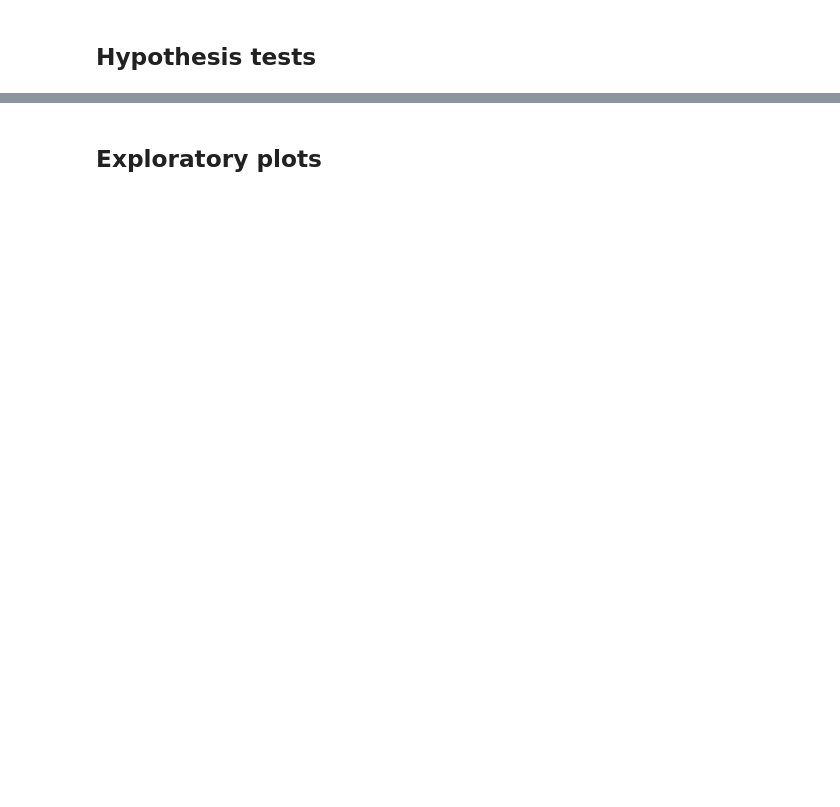
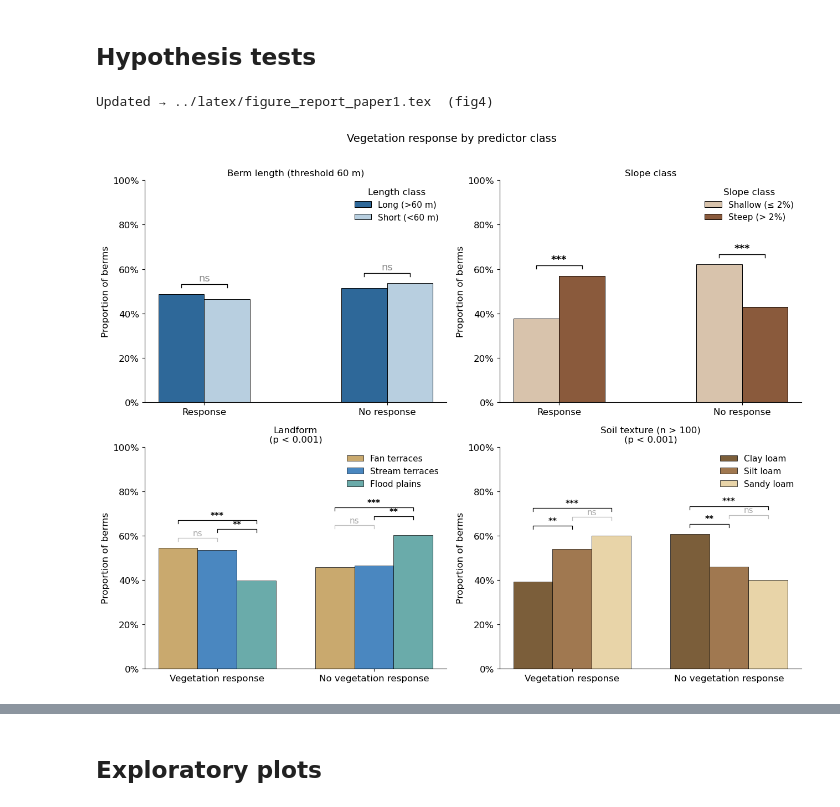
Before and after one commit to octavia-crompton/altar-berms-outcomes, a Jupyter notebook: notebooks/ berm analysis with API.ipynb, the cells around one changed output, grey strips where cells are left out. Saved outputs shown, nothing was run; the diff lists cells and outputs as text; code cells hidden in the pictures; blank space fills up the shorter version.

```diff
--- a/notebooks/ berm analysis with API.ipynb
+++ b/notebooks/ berm analysis with API.ipynb
@@ -1499,7 +1540,8 @@ from plotting import (
 shallow_lbl = 'Shallow (≤ 2%)'
 steep_lbl   = 'Steep (> 2%)'
 # %%
-from scipy.stats import chi2_contingency
+from pathlib import Path
+from scipy.stats import chi2_contingency, fisher_exact
 from itertools import combinations as _combinations
 
 _w = 0.25   # bar half-width for this cell
@@ -1643,48 +1685,68 @@ def _draw_eff_multi_cat_panel(ax, df_sub, group_col, cat_order, cat_colors, titl
 eff_len_m   = _eff_two_cat_metrics(df, "len_bin", long_lbl, short_lbl)
 eff_slope_m = _eff_two_cat_metrics(data, "Slope_Class", shallow_lbl, steep_lbl)
 
+# Use canonical colours from constants (keyed on the canonical 50m labels)
 EFF_COLORS_LEN   = {long_lbl:  LENGTH_COLORS["Long (> 50 m)"],
                     short_lbl: LENGTH_COLORS["Short (≤ 50 m)"]}
 EFF_COLORS_SLOPE = {shallow_lbl: SLOPE_COLORS["Shallow (≤ 2%)"],
                     steep_lbl:   SLOPE_COLORS["Steep (> 2%)"]}
 
-# ── Texture colours (earthy) ───────────────────────────────────────────────
+# ── Texture colours — use canonical palette from constants ──
 tex_counts2    = data["Texture"].value_counts()
 tex_valid2     = tex_counts2[tex_counts2 > 100].index
 tex_order_eff  = [t for t in texture_order if t in tex_valid2]
-_tex_earthy2 = {
-    "Clay loam":       "#7b5e3a",
-    "Silt loam":       "#b89a6a",
-    "Sandy loam":      "#e8d4a8",
-}
-_fb2 = sns.color_palette("YlOrBr", n_colors=max(len(tex_order_eff), 3))
-tex_colors_eff = {t: _tex_earthy2.get(t, f"#{int(r*255):02x}{int(g*255):02x}{int(b*255):02x}")
-                  for t, (r,g,b) in zip(tex_order_eff, _fb2)}
+tex_colors_eff = {t: TEXTURE_COLORS.get(t, "#aaaaaa") for t in tex_order_eff}
 
 # ── 2×2 figure ────────────────────────────────────────────────────────────
 plt.rcParams.update({"font.size": 12, "axes.titlesize": 12, "axes.labelsize": 12,
                      "xtick.labelsize": 12, "ytick.labelsize": 12})
 fig, axes = plt.subplots(2, 2, figsize=(13, 10))
 
 _draw_eff_two_cat_panel(axes[0, 0], eff_len_m, long_lbl, short_lbl,
     EFF_COLORS_LEN, "Length class",
     f"Berm length (threshold {thr} m)")
 
 _draw_eff_two_cat_panel(axes[0, 1], eff_slope_m, shallow_lbl, steep_lbl,
     EFF_COLORS_SLOPE, "Slope class",
     "Slope class")
 
 _draw_eff_multi_cat_panel(axes[1, 0], data, "Landform",
     lf_order, LF_COLORS,
     "Landform", pairwise=True)
 
 _draw_eff_multi_cat_panel(axes[1, 1], data, "Texture",
     tex_order_eff, tex_colors_eff,
     "Soil texture (n > 100)", pairwise=True)
 
 plt.suptitle("Vegetation response by predictor class", fontsize=14, y=1.01)
 plt.tight_layout()
+
+# ── Save and register as Paper 1 Figure 4 ─────────────────────────────────
+_out = Path("../figures/paper1/fig4_vegetation_response.png")
+_out.parent.mkdir(parents=True, exist_ok=True)
+fig.savefig(_out, dpi=300, bbox_inches="tight")
+
+register_paper1_figure(
+    "FIG_4",
+    label="fig4",
+    file_name=_out.name,
+    stats_text=(
+        "Two-category panels (length, slope) use a one-sided Fisher's exact test; "
+        "multi-category panels (landform, texture) use pairwise Fisher's exact tests "
+        "with the overall chi-squared p-value shown in the panel title."
+    ),
+    interpretation_text=(
+        "Vegetation response is significantly associated with slope class (p < 0.001), "
+        "landform (p < 0.001), and soil texture (p < 0.001), but not with berm "
+        "length alone. Steep-slope berms and flood-plain berms show the highest rates "
+        "of vegetation response."
+    ),
+)
+
 plt.show()
+# %% [output]
+Updated → ../latex/figure_report_paper1.tex  (fig4)
+[figure, added]
 # %%
 data.groupby("Effective")[['FA_30_max', 'FA_60_max']].median()/1000
 # tend to have longer flow accumulation i ineffective berms
```
Also changed, not shown: parts of 36 cells of this notebook, 36 other files.
